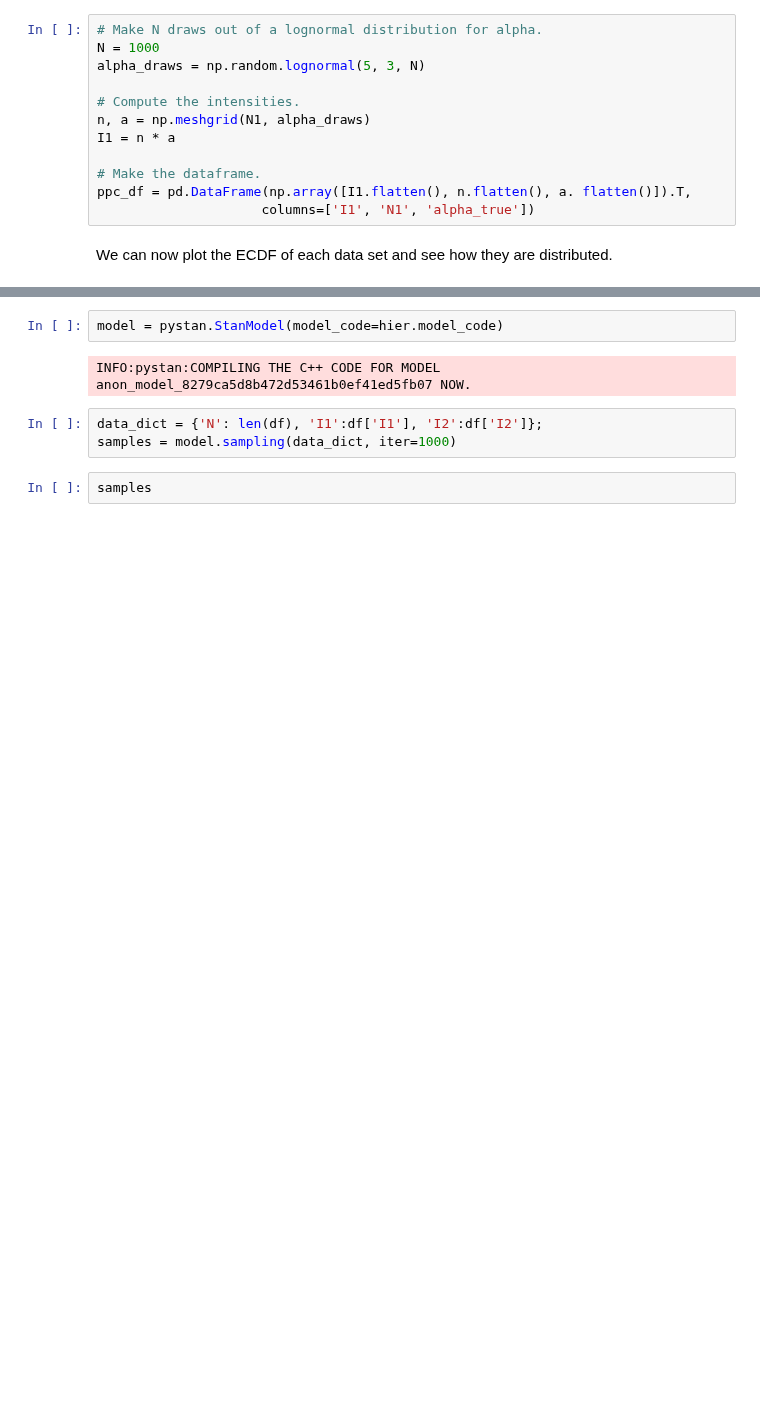
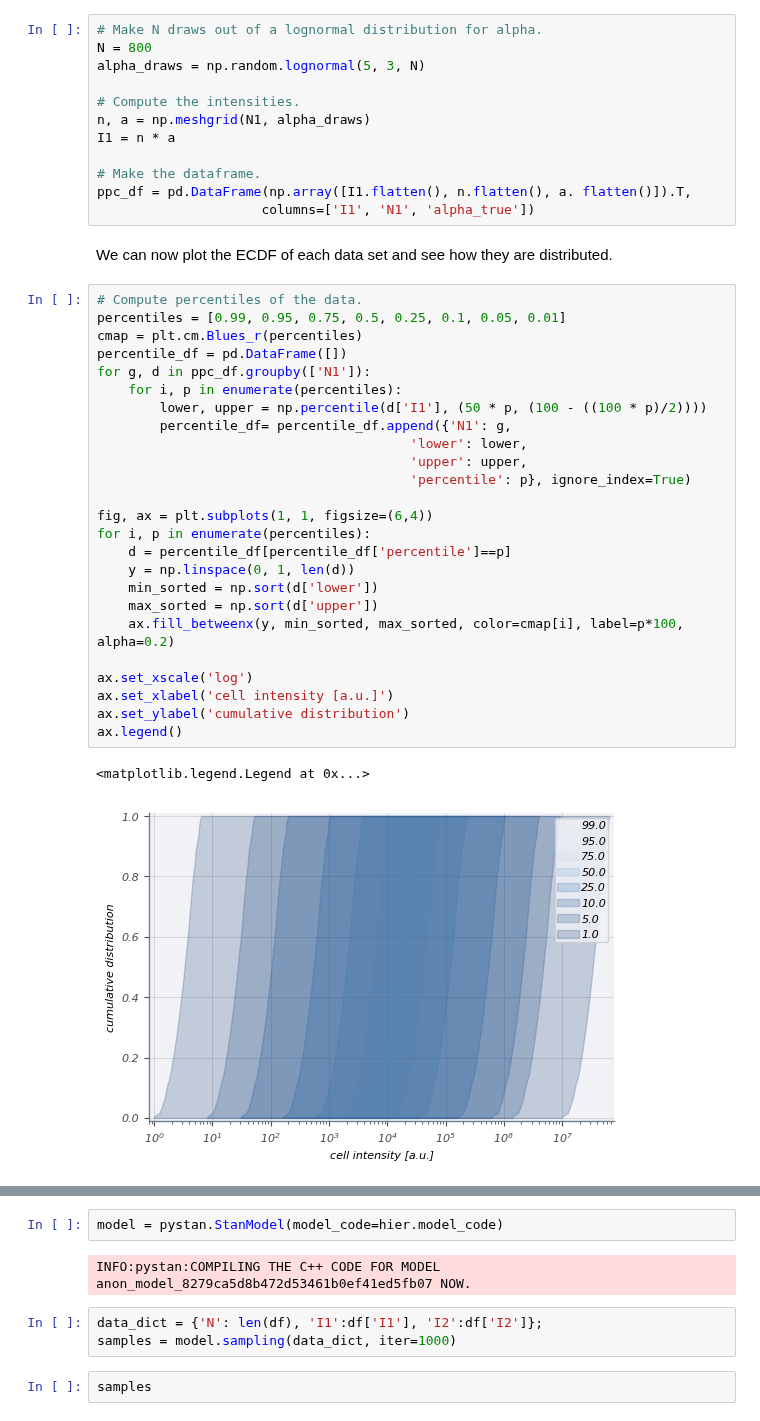
Before and after one commit to RPGroup-PBoC/mwc_growth, a Jupyter notebook: code/notebooks/principled_calibration_workflow.ipynb, the cells around one changed output, grey strips where cells are left out. Saved outputs shown, nothing was run; the diff lists cells and outputs as text; blank space fills up the shorter version.

```diff
--- a/code/notebooks/principled_calibration_workflow.ipynb
+++ b/code/notebooks/principled_calibration_workflow.ipynb
@@ -94,7 +96,7 @@ N1 = np.random.gamma(10, 10, M).astype(int) # Gamma distributed to mimic bursty
 We can now make $N$ draws out of the prior distribution for $\alpha$ and compute the observed intensities $I_1$. We'll make this as a data frame for use later.
 # %%
 # Make N draws out of a lognormal distribution for alpha.
-N = 1000
+N = 800
 alpha_draws = np.random.lognormal(5, 3, N)
 
 # Compute the intensities.
@@ -106,4 +108,32 @@ ppc_df = pd.DataFrame(np.array([I1.flatten(), n.flatten(), a. flatten()]).T,
                      columns=['I1', 'N1', 'alpha_true'])
 # %% [markdown]
 We can now plot the ECDF of each data set and see how they are distributed.
+# %%
+# Compute percentiles of the data.
+percentiles = [0.99, 0.95, 0.75, 0.5, 0.25, 0.1, 0.05, 0.01]
+cmap = plt.cm.Blues_r(percentiles)
+percentile_df = pd.DataFrame([])
+for g, d in ppc_df.groupby(['N1']):
+    for i, p in enumerate(percentiles):
+        lower, upper = np.percentile(d['I1'], (50 * p, (100 - ((100 * p)/2))))
+        percentile_df= percentile_df.append({'N1': g,
+                                        'lower': lower,
+                                        'upper': upper,
+                                        'percentile': p}, ignore_index=True)
+
+fig, ax = plt.subplots(1, 1, figsize=(6,4))
+for i, p in enumerate(percentiles):
+    d = percentile_df[percentile_df['percentile']==p]
+    y = np.linspace(0, 1, len(d))
+    min_sorted = np.sort(d['lower'])
+    max_sorted = np.sort(d['upper'])
+    ax.fill_betweenx(y, min_sorted, max_sorted, color=cmap[i], label=p*100, alpha=0.2)
+
+ax.set_xscale('log')
+ax.set_xlabel('cell intensity [a.u.]')
+ax.set_ylabel('cumulative distribution')
+ax.legend()
+# %% [output]
+<matplotlib.legend.Legend at 0x...>
+[figure, added]
 # %% [markdown]
```
Also changed, not shown: parts of 11 cells of this notebook, 1 other file.
